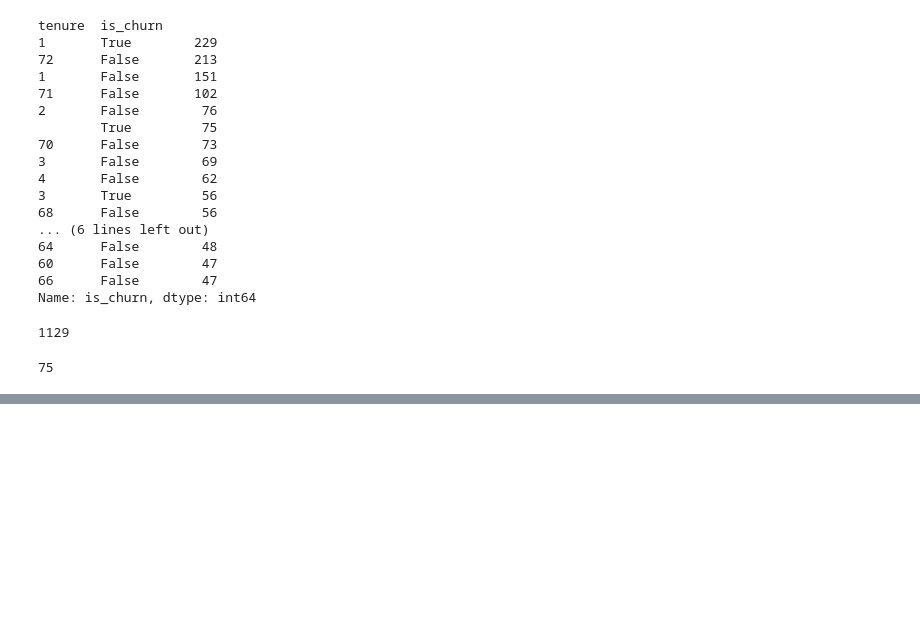
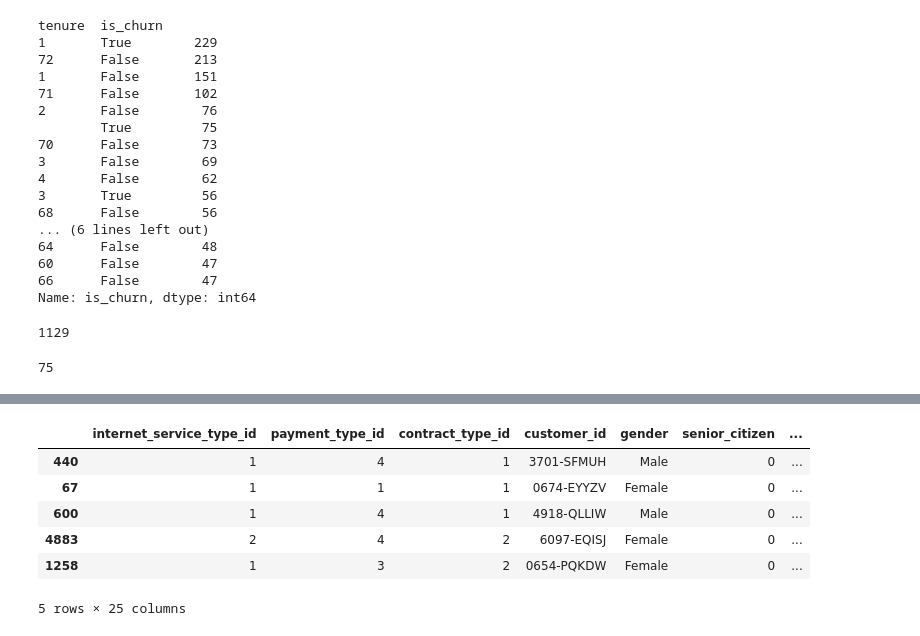
Before and after one commit to Rooster-Warrior/analyzing-customer-churn, a Jupyter notebook: Noah_working_notebook.ipynb, the cells around one changed output, grey strips where cells are left out. Cells and saved outputs as stored; diff of their text form; code cells hidden in the pictures; blank space fills up the shorter version.

```diff
--- a/Noah_working_notebook.ipynb
+++ b/Noah_working_notebook.ipynb
@@ -190,0 +202,10 @@ train[train.tenure == 2].is_churn.sum()
+# %%
+train.head()
+# %% [output]
+|  | internet_service_type_id | payment_type_id | contract_type_id | customer_id | gender | senior_citizen | ... |
+| 440 | 1 | 4 | 1 | 3701-SFMUH | Male | 0 | ... |
+| 67 | 1 | 1 | 1 | 0674-EYYZV | Female | 0 | ... |
+| 600 | 1 | 4 | 1 | 4918-QLLIW | Male | 0 | ... |
+| 4883 | 2 | 4 | 2 | 6097-EQISJ | Female | 0 | ... |
+| 1258 | 1 | 3 | 2 | 0654-PQKDW | Female | 0 | ... |
+5 rows × 25 columns
```
Also changed, not shown: parts of 5 cells of this notebook.
